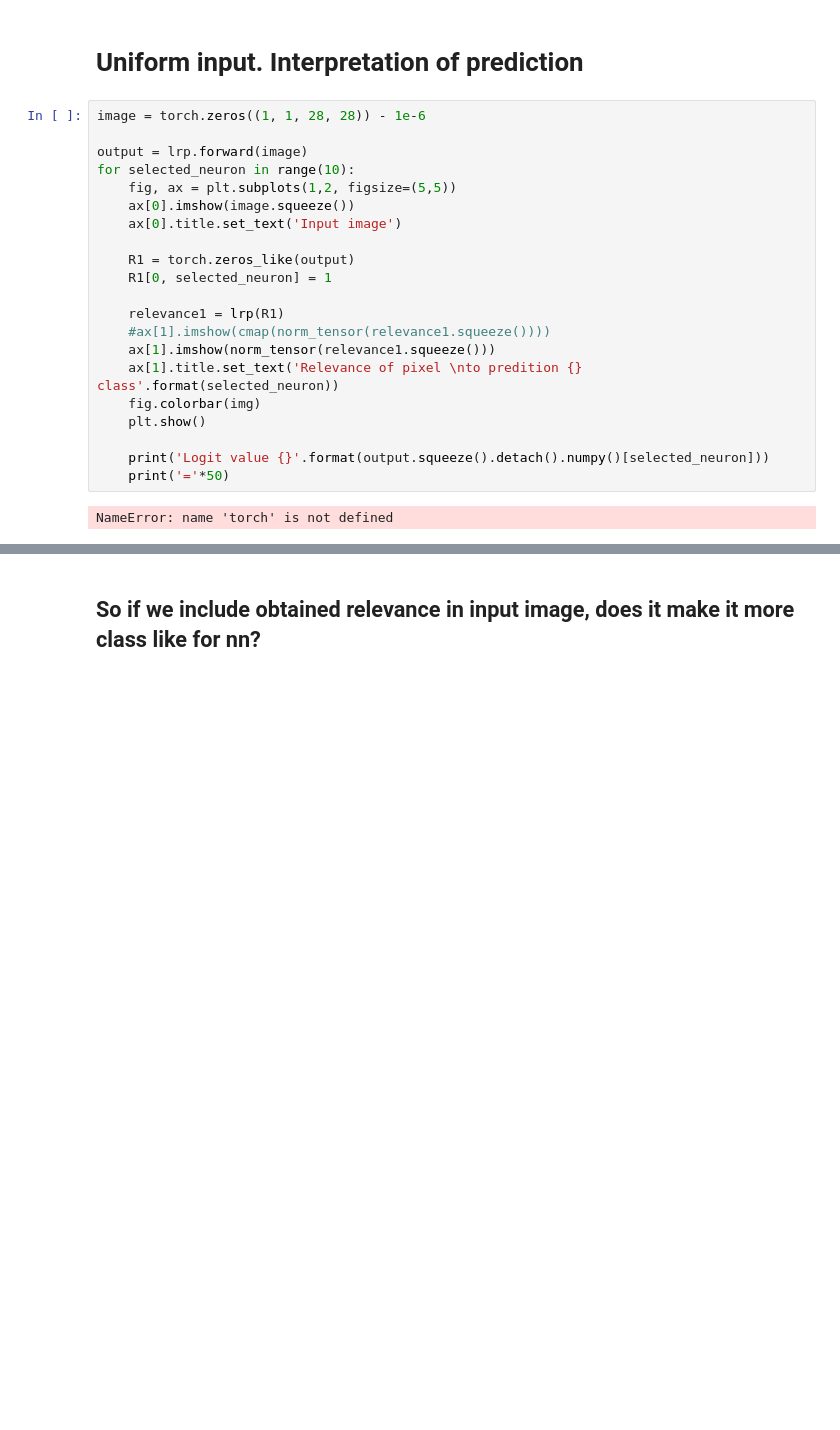
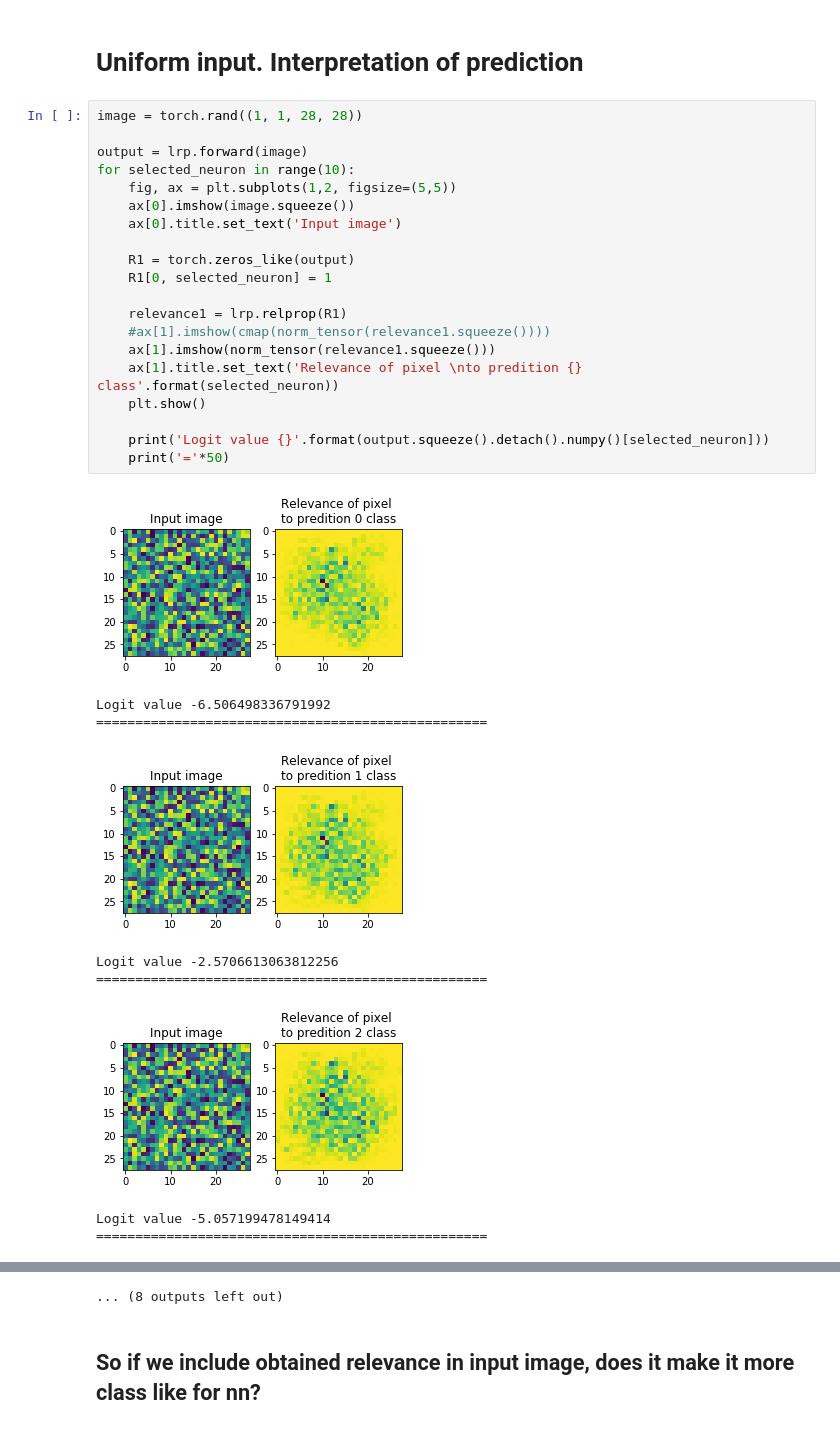
Before and after one commit to dmitrysarov/LRP_decomposition, a Jupyter notebook: LRP/temp/LRP_notebook_mnist.ipynb, the cells around one changed output, grey strips where cells are left out. Saved outputs shown, nothing was run; the diff lists cells and outputs as text; blank space fills up the shorter version.

```diff
--- a/LRP/temp/LRP_notebook_mnist.ipynb
+++ b/LRP/temp/LRP_notebook_mnist.ipynb
@@ -268,25 +209,32 @@ weight1 grad after second backward pass
 # %% [markdown]
 # Uniform input. Interpretation of prediction
 # %%
-image = torch.zeros((1, 1, 28, 28)) - 1e-6
+image = torch.rand((1, 1, 28, 28))
 
 output = lrp.forward(image)
 for selected_neuron in range(10):
     fig, ax = plt.subplots(1,2, figsize=(5,5))
     ax[0].imshow(image.squeeze())
     ax[0].title.set_text('Input image')
 
     R1 = torch.zeros_like(output)
     R1[0, selected_neuron] = 1
 
-    relevance1 = lrp(R1)
+    relevance1 = lrp.relprop(R1)
     #ax[1].imshow(cmap(norm_tensor(relevance1.squeeze())))
     ax[1].imshow(norm_tensor(relevance1.squeeze()))
     ax[1].title.set_text('Relevance of pixel \nto predition {} class'.format(selected_neuron))
-    fig.colorbar(img)
     plt.show()
 
     print('Logit value {}'.format(output.squeeze().detach().numpy()[selected_neuron]))
     print('='*50)
 # %% [output]
+[figure, added]
-NameError: name 'torch' is not defined
+Logit value -6.506498336791992
+==================================================
+[figure, added]
+Logit value -2.5706613063812256
+==================================================
+[figure, added]
+Logit value -5.057199478149414
+==================================================
@@ -293,3 +250,4 @@ NameError: name 'torch' is not defined
+... (8 outputs left out)
 # %% [markdown]
 ## So if we include obtained relevance in input image, does it make it more class like for nn?
 # %%
```
Also changed, not shown: parts of 13 cells of this notebook, 2 other files.
